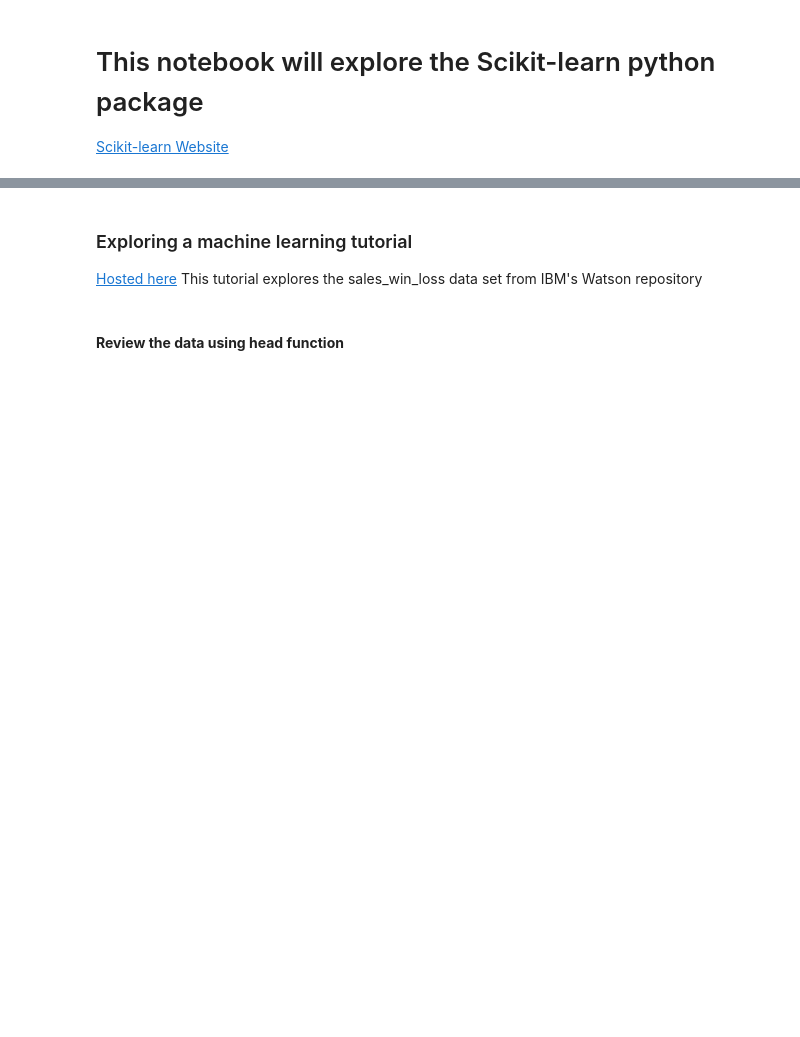
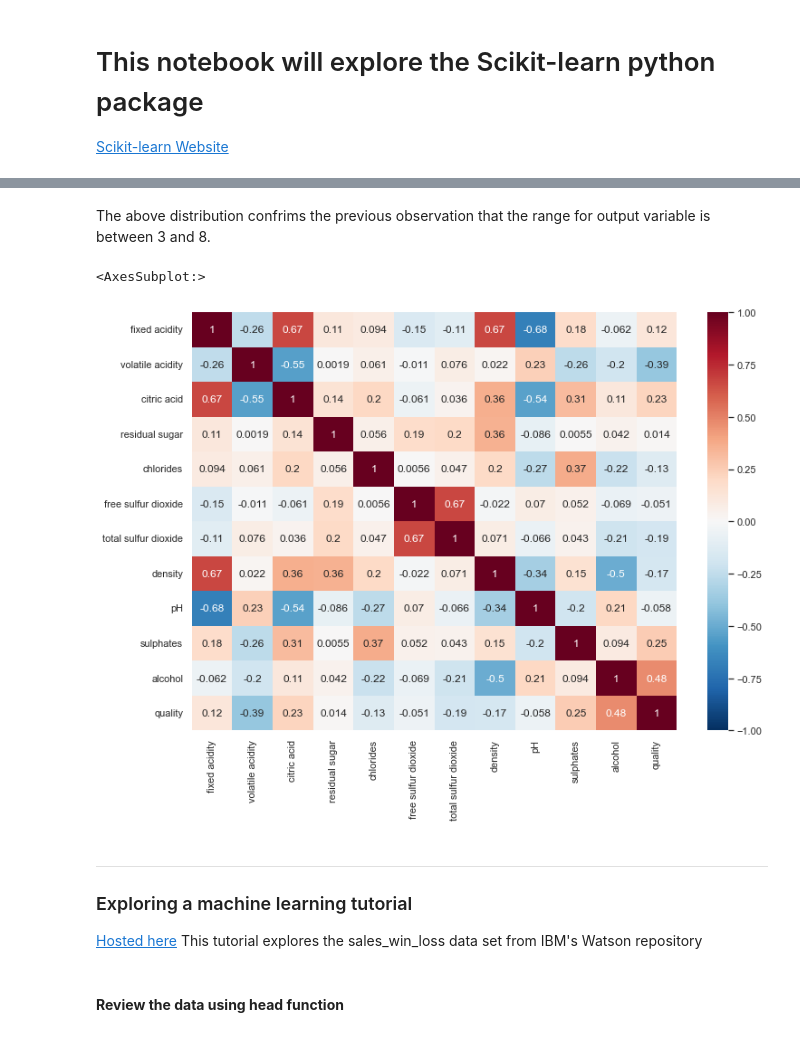
Before and after one commit to killfoley/ML-and-Stats, a Jupyter notebook: scikit-learn.ipynb, the cells around one changed output, grey strips where cells are left out. Drawn from its saved outputs; the diff is of its cells as text; code cells hidden in the pictures; blank space fills up the shorter version.

```diff
--- a/scikit-learn.ipynb
+++ b/scikit-learn.ipynb
@@ -4,4 +134,14 @@
+# %% [markdown]
+The above distribution confrims the previous observation that the range for output variable is between 3 and 8.
+# %%
+# plot the correlation of each variable to "quality"
+correlation = df_wine.corr()
+sns.heatmap(correlation, annot=True, linewidths=0, vmin=-1, cmap="RdBu_r")
+# %% [output]
+<AxesSubplot:>
+[figure, added]
 # %% [markdown]
+***
 ### Exploring a machine learning tutorial
 
 [Hosted here](https://www.dataquest.io/blog/sci-kit-learn-tutorial/)
```
Also changed, not shown: parts of 16 cells of this notebook, 1 other file.
